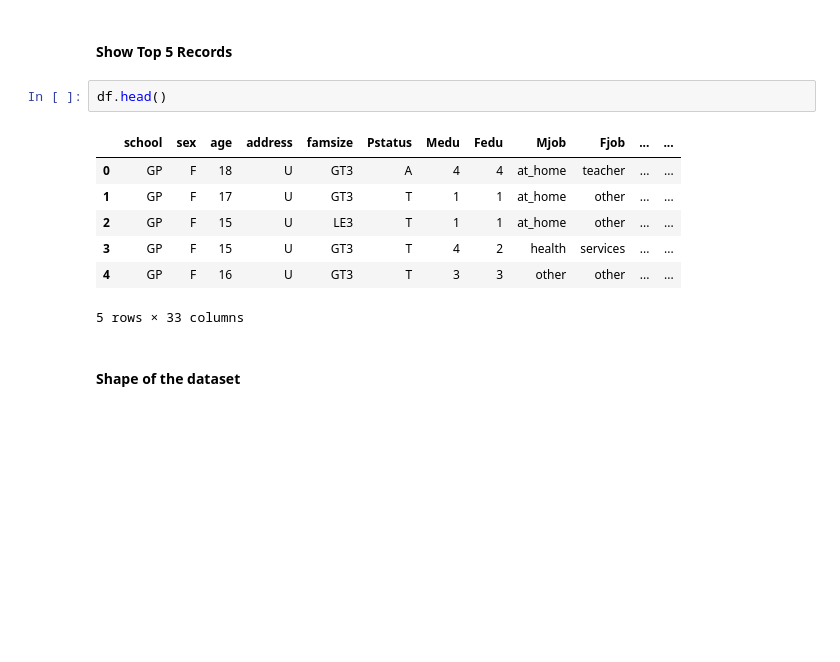
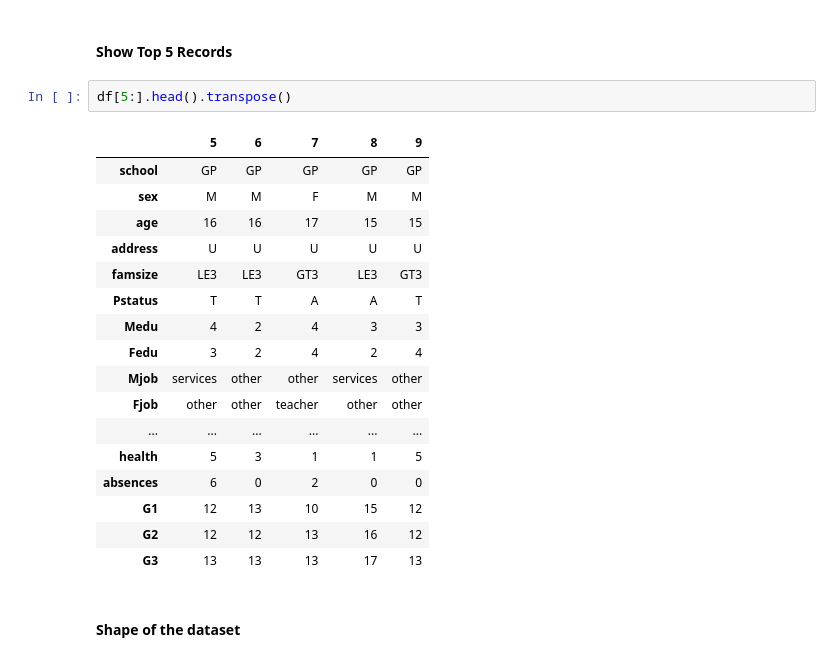
Before and after one commit to owaismujtaba/ML-project, a Jupyter notebook: notebook/1 . EDA STUDENT PERFORMANCE .ipynb, the cells around one changed output. Drawn from its saved outputs; the diff is of its cells as text; blank space fills up the shorter version.

```diff
--- a/notebook/1 . EDA STUDENT PERFORMANCE .ipynb
+++ b/notebook/1 . EDA STUDENT PERFORMANCE .ipynb
@@ -41,15 +41,25 @@ df = pd.read_csv(os.getcwd()+'\\data\\student-por.csv', sep=';')
 # %% [markdown]
 #### Show Top 5 Records
 # %%
-df.head()
+df[5:].head().transpose()
 # %% [output]
-|  | school | sex | age | address | famsize | Pstatus | Medu | Fedu | Mjob | Fjob | ... | ... |
-| 0 | GP | F | 18 | U | GT3 | A | 4 | 4 | at_home | teacher | ... | ... |
-| 1 | GP | F | 17 | U | GT3 | T | 1 | 1 | at_home | other | ... | ... |
-| 2 | GP | F | 15 | U | LE3 | T | 1 | 1 | at_home | other | ... | ... |
-| 3 | GP | F | 15 | U | GT3 | T | 4 | 2 | health | services | ... | ... |
-| 4 | GP | F | 16 | U | GT3 | T | 3 | 3 | other | other | ... | ... |
+|  | 5 | 6 | 7 | 8 | 9 |
+| school | GP | GP | GP | GP | GP |
+| sex | M | M | F | M | M |
+| age | 16 | 16 | 17 | 15 | 15 |
+| address | U | U | U | U | U |
+| famsize | LE3 | LE3 | GT3 | LE3 | GT3 |
+| Pstatus | T | T | A | A | T |
+| Medu | 4 | 2 | 4 | 3 | 3 |
+| Fedu | 3 | 2 | 4 | 2 | 4 |
+| Mjob | services | other | other | services | other |
+| Fjob | other | other | teacher | other | other |
+| ... | ... | ... | ... | ... | ... |
+| health | 5 | 3 | 1 | 1 | 5 |
+| absences | 6 | 0 | 2 | 0 | 0 |
+| G1 | 12 | 13 | 10 | 15 | 12 |
+| G2 | 12 | 12 | 13 | 16 | 12 |
+| G3 | 13 | 13 | 13 | 17 | 13 |
-5 rows × 33 columns
 # %% [markdown]
 #### Shape of the dataset
 # %%
```
Also changed, not shown: 15 other files.
